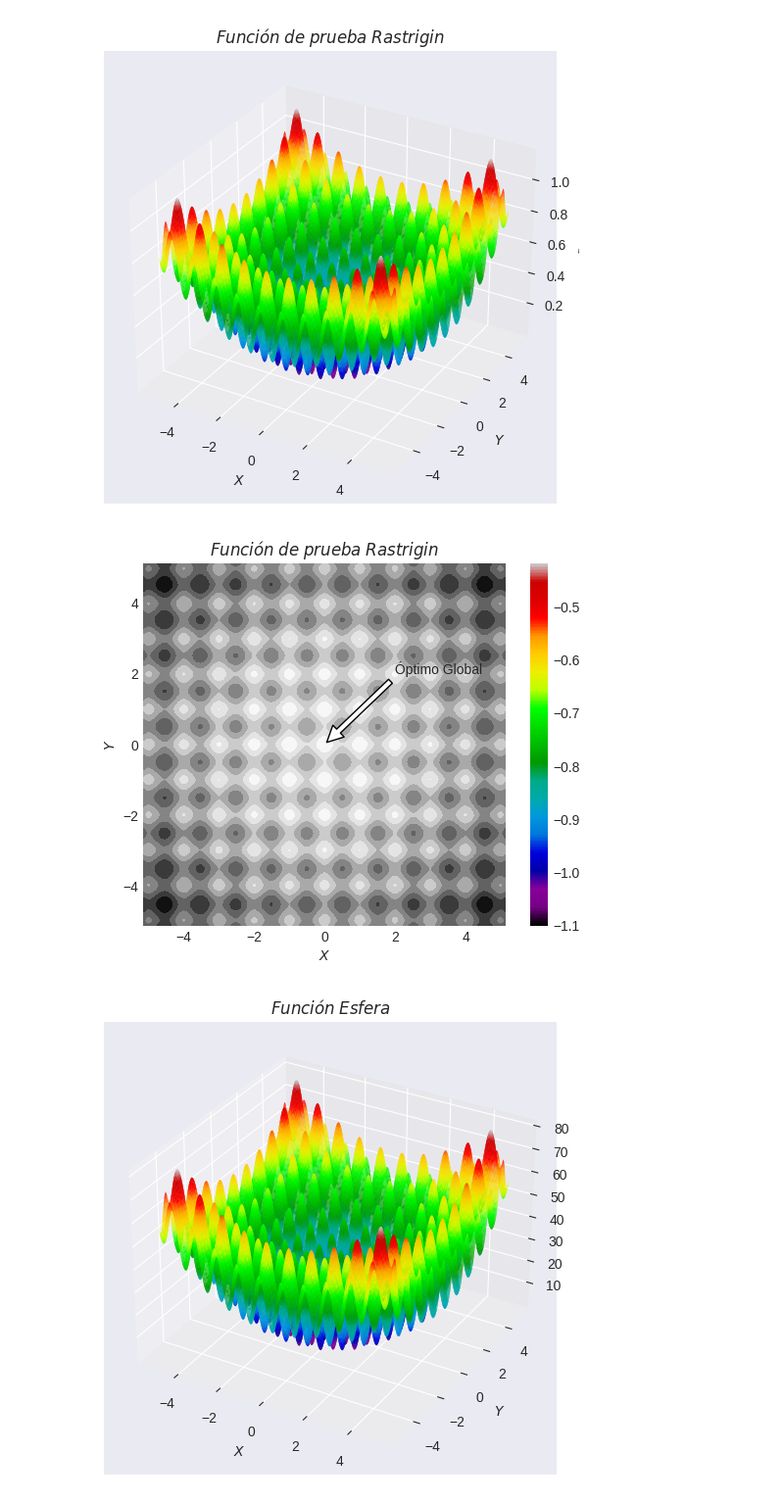
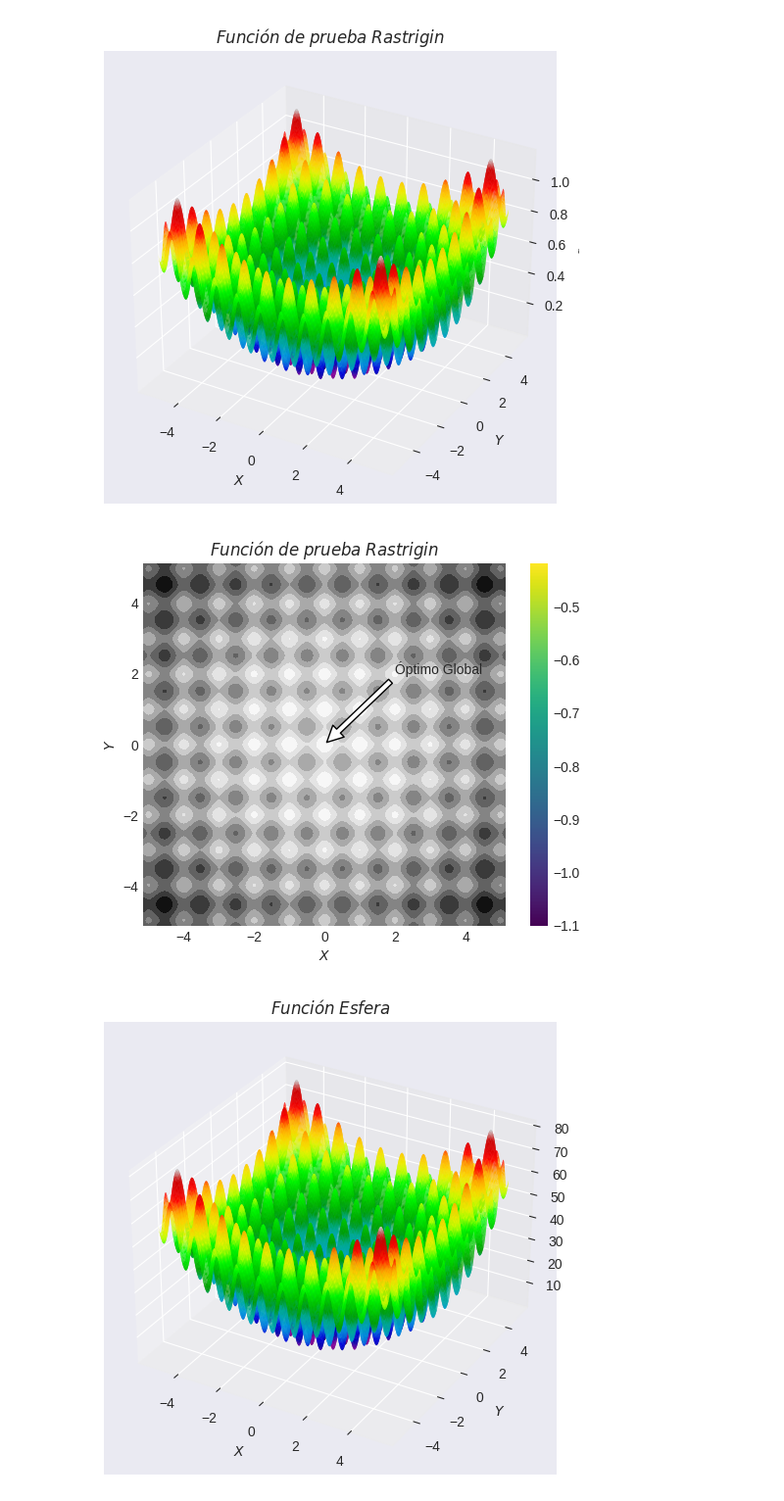
Before and after one commit to Julio-Mendez/Seminarios, a Jupyter notebook: Primer_Seminario.ipynb, the cells around one changed output. Shown at 98% size. Cells and saved outputs as stored; diff of their text form; code cells hidden in the pictures.

```diff
--- a/Primer_Seminario.ipynb
+++ b/Primer_Seminario.ipynb
@@ -118,25 +118,25 @@ plt.show()
 # %%
 # Funciones de prueba 2D
 
 fig, ax = plt.subplots()
 ax.contourf(x, y, funcion, 10)
 ax.annotate(
     "Óptimo Global",
     xy=(0, 0),
     xytext=(2, 2),
     arrowprops=dict(facecolor="white", shrink=0.03),
 )
 ax.axis("scaled")
 ax.set_title(title)
 ax.set_xlabel("$X$")
 ax.set_ylabel("$Y$")
-cmap = cm.nipy_spectral
+cmap = cm.viridis
 norm = mpl.colors.Normalize(vmin=-min(funcion[:, 0]), vmax=-max(funcion[:, 0]))
 fig.colorbar(cm.ScalarMappable(norm, cmap), ax=ax)
 ax.grid(True)
 plt.show()
 # %% [output]
-[figure, old version]
+[figure, new version]
 # %%
 class Graficar:
     def __init__(self, nombre: str, funcion: list, x: list, y: list):
```
Also changed, not shown: parts of 4 cells of this notebook.
